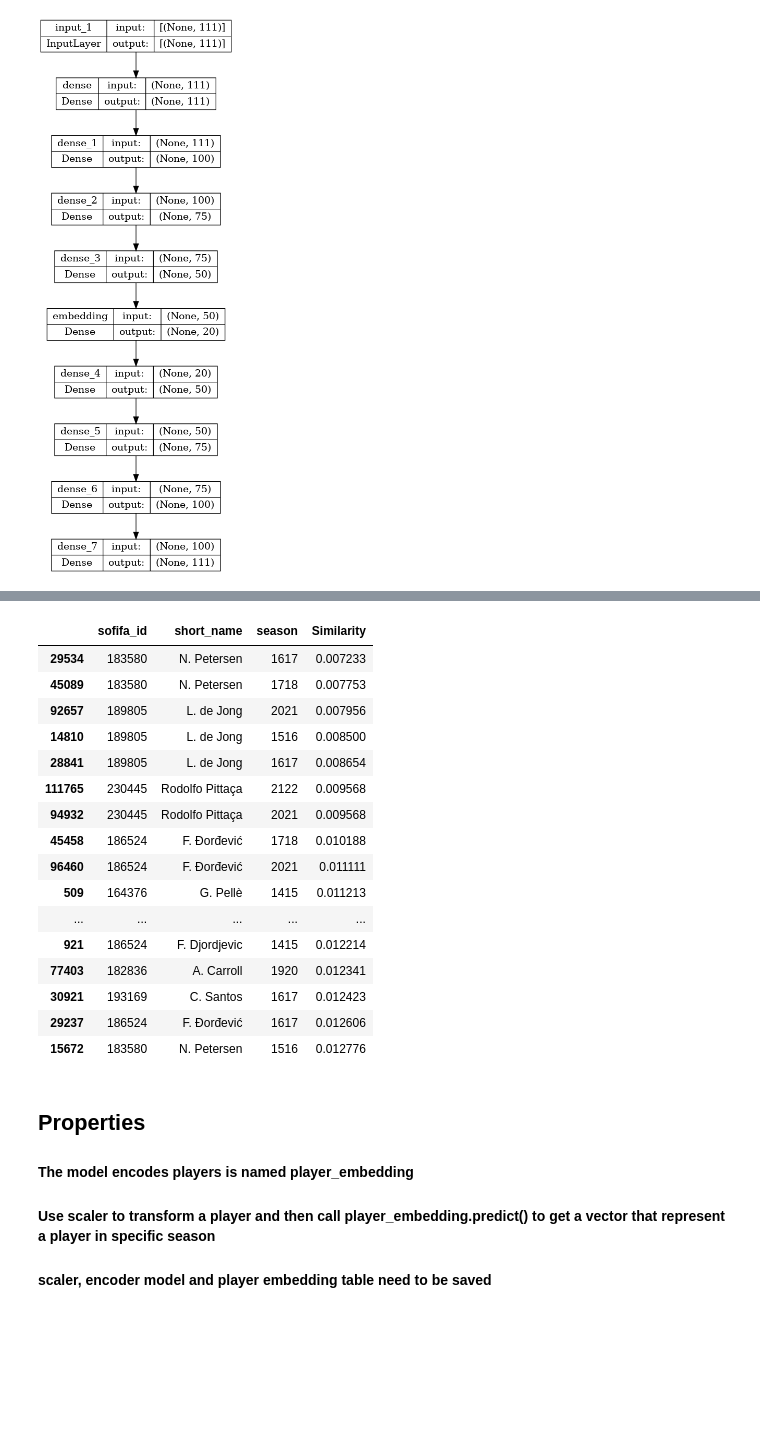
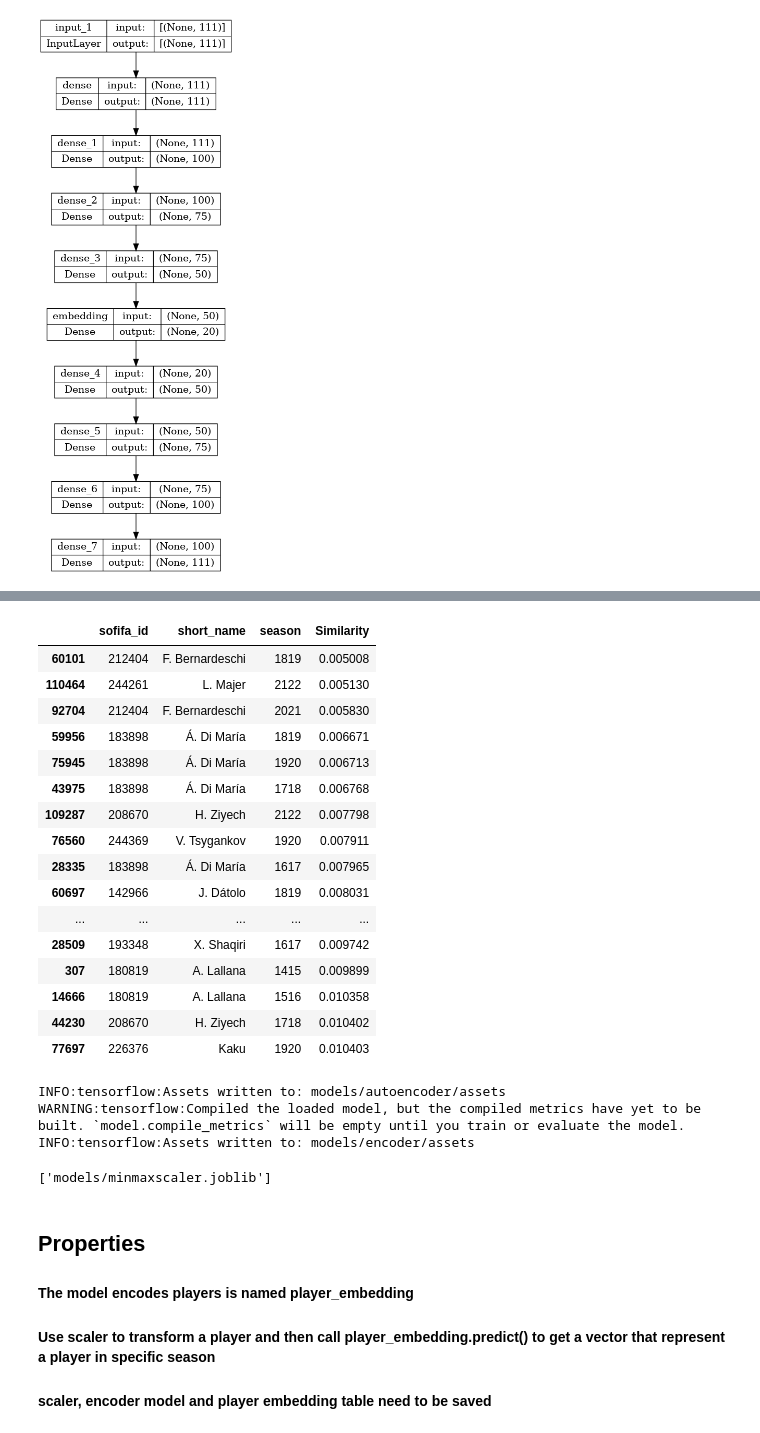
Before and after one commit to yantkumich/696-team12-draft, a Jupyter notebook: player_autoencoder.ipynb, the cells around one changed output, grey strips where cells are left out. Saved outputs shown, nothing was run; the diff lists cells and outputs as text; code cells hidden in the pictures; blank space fills up the shorter version.

```diff
--- a/player_autoencoder.ipynb
+++ b/player_autoencoder.ipynb
@@ -356,38 +364,47 @@ df[df['short_name'].str.contains('Giroud')][['sofifa_id','short_name','season','
 # %%
 def closest_players(player_idx=0, metric='euclid', year='all'):
     player_edist = cdist(player_embedding_df.iloc[player_idx:player_idx+1, 3:], player_embedding_df.iloc[:,3:], metric)
     tmp = player_embedding_df.copy()
     tmp['Similarity'] = player_edist.reshape(126288, 1)
     close_idx = np.argsort(player_edist)[0]
     tmp = tmp.iloc[close_idx]
     season = player_embedding_df.iloc[player_idx].season
     tmp = tmp[tmp['sofifa_id'] != player_embedding_df.iloc[player_idx].sofifa_id ]
     if year =='same':
         tmp = tmp[tmp['season'] == season ]
     #return tmp.iloc[close_idx][['sofifa_id','short_name','season','Similarity']]
-    return tmp.iloc[1:21][['sofifa_id','short_name','season','Similarity']]
+    return tmp.iloc[1:31][['sofifa_id','short_name','season','Similarity']]
 
-player_idx = 44098
+player_idx = 109401
 #closest_players(player_idx)
 closest_players(player_idx,'cosine','all')
 # %% [output]
 |  | sofifa_id | short_name | season | Similarity |
-| 29534 | 183580 | N. Petersen | 1617 | 0.007233 |
-| 45089 | 183580 | N. Petersen | 1718 | 0.007753 |
-| 92657 | 189805 | L. de Jong | 2021 | 0.007956 |
-| 14810 | 189805 | L. de Jong | 1516 | 0.008500 |
-| 28841 | 189805 | L. de Jong | 1617 | 0.008654 |
-| 111765 | 230445 | Rodolfo Pittaça | 2122 | 0.009568 |
-| 94932 | 230445 | Rodolfo Pittaça | 2021 | 0.009568 |
-| 45458 | 186524 | F. Đorđević | 1718 | 0.010188 |
-| 96460 | 186524 | F. Đorđević | 2021 | 0.011111 |
-| 509 | 164376 | G. Pellè | 1415 | 0.011213 |
+| 60101 | 212404 | F. Bernardeschi | 1819 | 0.005008 |
+| 110464 | 244261 | L. Majer | 2122 | 0.005130 |
+| 92704 | 212404 | F. Bernardeschi | 2021 | 0.005830 |
+| 59956 | 183898 | Á. Di María | 1819 | 0.006671 |
+| 75945 | 183898 | Á. Di María | 1920 | 0.006713 |
+| 43975 | 183898 | Á. Di María | 1718 | 0.006768 |
+| 109287 | 208670 | H. Ziyech | 2122 | 0.007798 |
+| 76560 | 244369 | V. Tsygankov | 1920 | 0.007911 |
+| 28335 | 183898 | Á. Di María | 1617 | 0.007965 |
+| 60697 | 142966 | J. Dátolo | 1819 | 0.008031 |
 | ... | ... | ... | ... | ... |
-| 921 | 186524 | F. Djordjevic | 1415 | 0.012214 |
-| 77403 | 182836 | A. Carroll | 1920 | 0.012341 |
-| 30921 | 193169 | C. Santos | 1617 | 0.012423 |
-| 29237 | 186524 | F. Đorđević | 1617 | 0.012606 |
-| 15672 | 183580 | N. Petersen | 1516 | 0.012776 |
+| 28509 | 193348 | X. Shaqiri | 1617 | 0.009742 |
+| 307 | 180819 | A. Lallana | 1415 | 0.009899 |
+| 14666 | 180819 | A. Lallana | 1516 | 0.010358 |
+| 44230 | 208670 | H. Ziyech | 1718 | 0.010402 |
+| 77697 | 226376 | Kaku | 1920 | 0.010403 |
+# %%
+autoencoder.save('models/autoencoder/')
+player_embedding.save('models/encoder/')
+joblib.dump(scaler, 'models/minmaxscaler.joblib')
+# %% [output]
+INFO:tensorflow:Assets written to: models/autoencoder/assets
+WARNING:tensorflow:Compiled the loaded model, but the compiled metrics have yet to be built. `model.compile_metrics` will be empty until you train or evaluate the model.
+INFO:tensorflow:Assets written to: models/encoder/assets
+['models/minmaxscaler.joblib']
 # %% [markdown]
 ## Properties
 #### The model encodes players is named player_embedding
```
Also changed, not shown: parts of 13 cells of this notebook, 4 other files.
